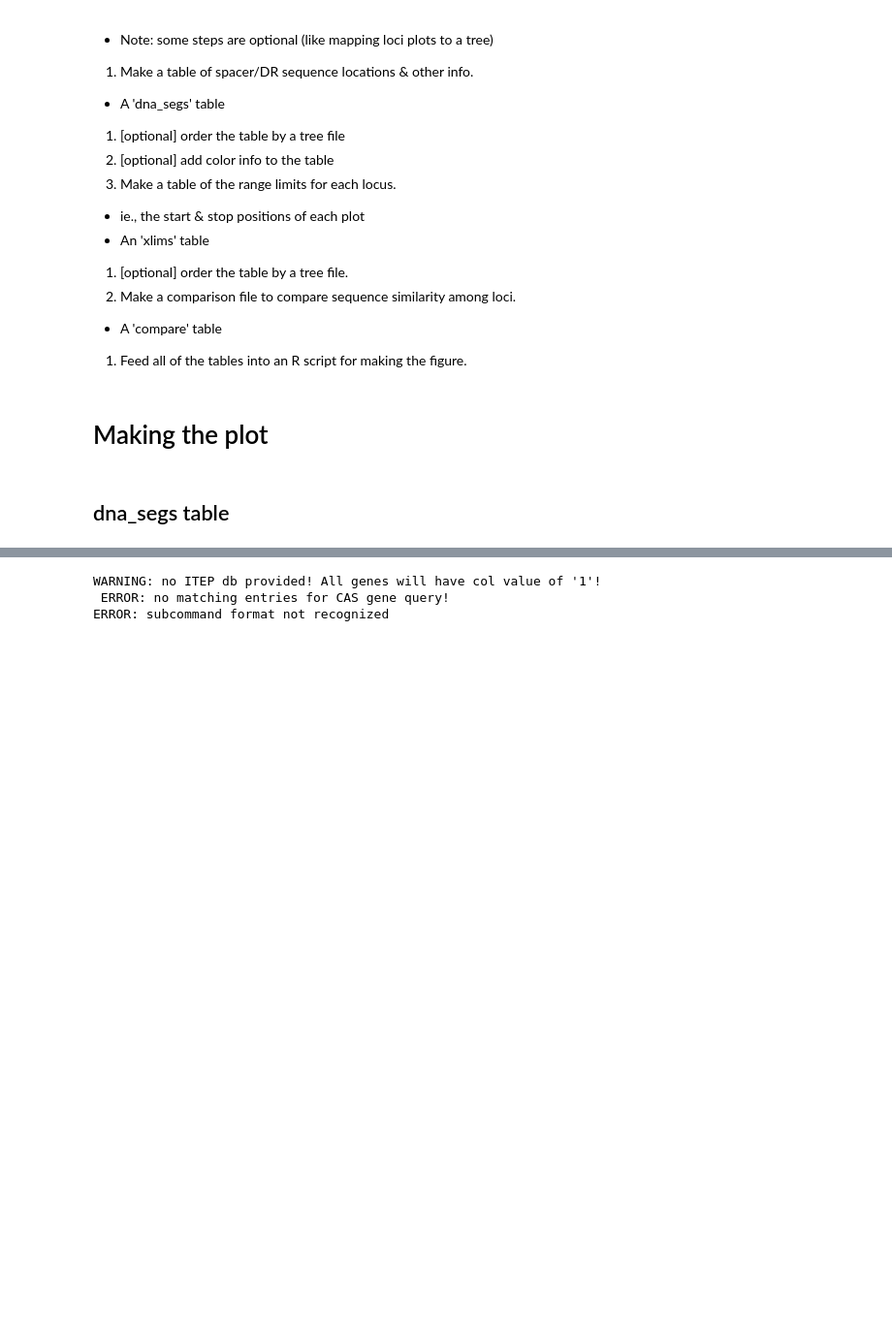
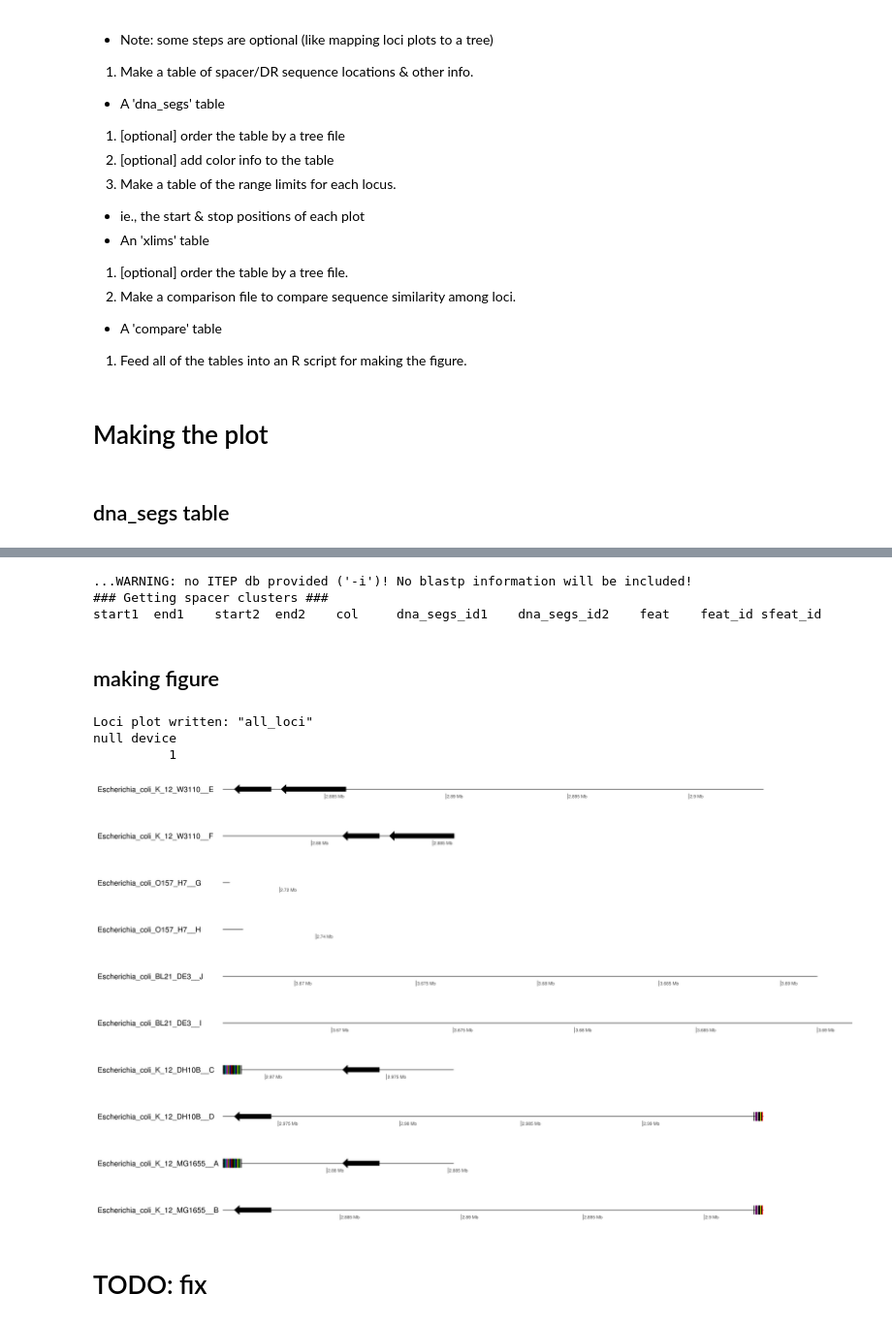
Before and after one commit to nick-youngblut/CLdb, a Jupyter notebook: doc/examples/Ecoli/loci_plots.ipynb, the cells around one changed output, grey strips where cells are left out. Shown at 97% size. Drawn from its saved outputs; the diff is of its cells as text; code cells hidden in the pictures; blank space fills up the shorter version.

```diff
--- a/doc/examples/Ecoli/loci_plots.ipynb
+++ b/doc/examples/Ecoli/loci_plots.ipynb
@@ -83,7 +121,28 @@ run
 # %%
+# making table
 !cd $workDir; \
-    CLdb -- plotLoci -- make_dna_segs
+    CLdb -- plotLoci -- make_comparison < dna_segs.txt
 # %% [output]
-WARNING: no ITEP db provided! All genes will have col value of '1'!
- ERROR: no matching entries for CAS gene query!
-ERROR: subcommand format not recognized
+...WARNING: no ITEP db provided ('-i')! No blastp information will be included!
+### Getting spacer clusters ###
+start1  end1    start2  end2    col     dna_segs_id1    dna_segs_id2    feat    feat_id sfeat_id
+# %% [markdown]
+## making figure
+# %%
+!cd $workDir; \
+    CLdb -- plotLoci -- run \
+    -d dna_segs.txt \
+    -x xlims.txt \
+    -f png \
+    -o all_loci
+# %% [output]
+Loci plot written: "all_loci"
+null device
+          1
+# %%
+pngFile = os.path.join(workDir, 'all_loci.png')
+Image(filename=pngFile)
+# %% [output]
+[figure, added]
+# %% [markdown]
+# TODO: fix
```
Also changed, not shown: parts of 4 cells of this notebook, 8 other files.
